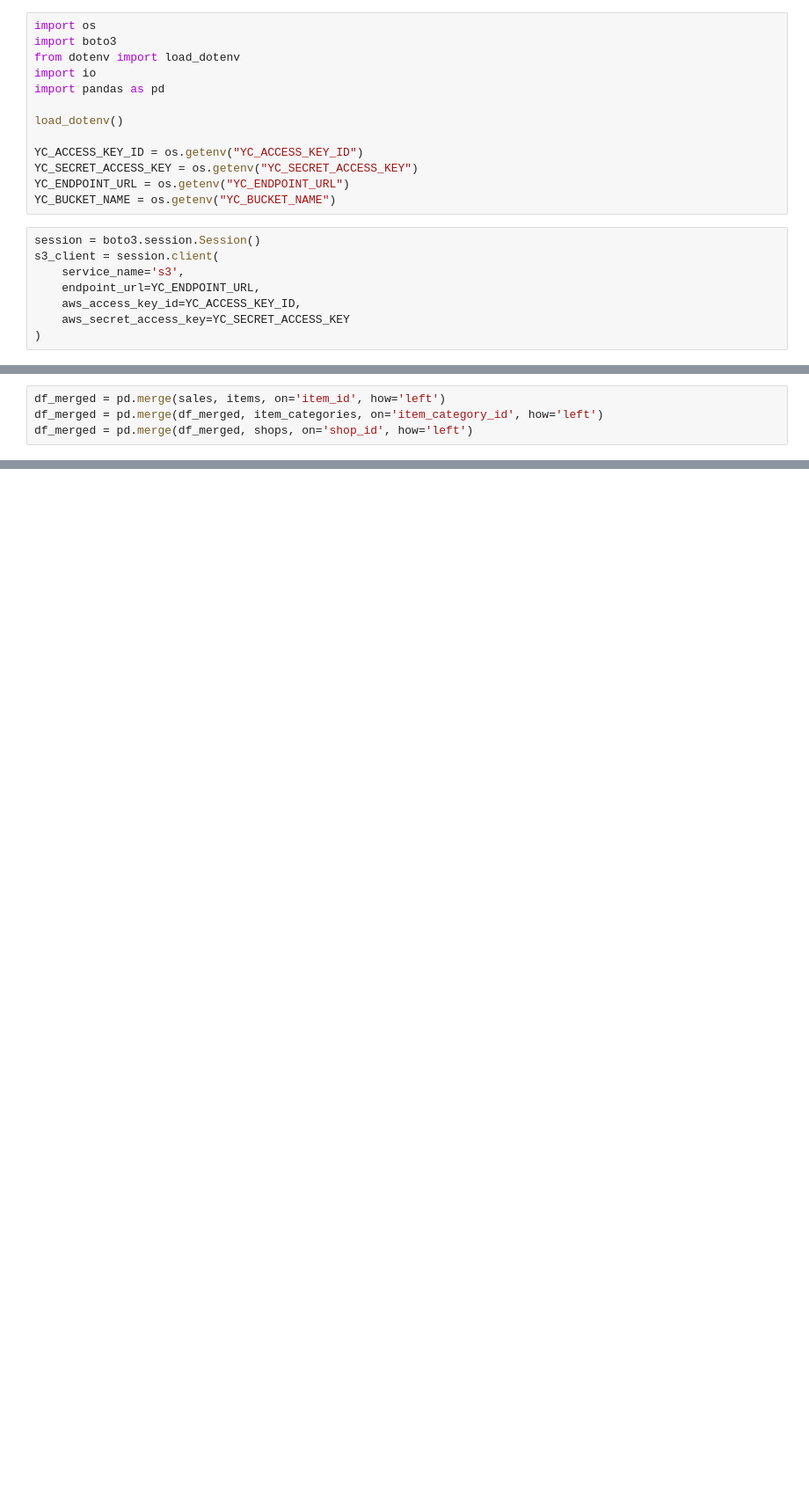
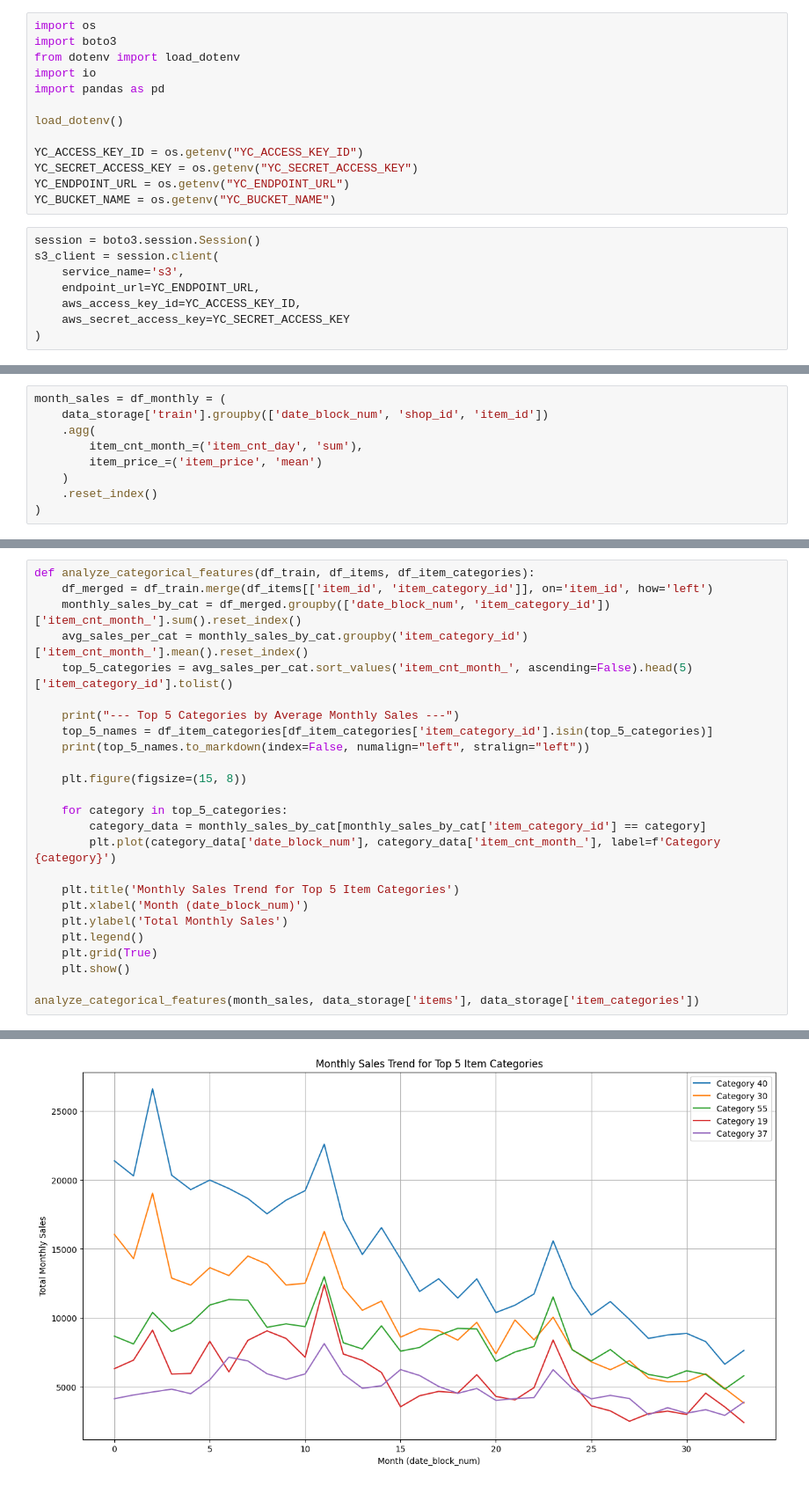
Before and after one commit to ffjjzz/InnowiseInternship, a Jupyter notebook: notebooks/EDA.ipynb, the cells around one changed output, grey strips where cells are left out. Shown at 88% size. Saved outputs shown, nothing was run; the diff lists cells and outputs as text; blank space fills up the shorter version.

```diff
--- a/notebooks/EDA.ipynb
+++ b/notebooks/EDA.ipynb
@@ -113,4 +23,0 @@ plt.xticks(total_monthly_sales['date_block_num'])
-# %%
-df_merged = pd.merge(sales, items, on='item_id', how='left')
-df_merged = pd.merge(df_merged, item_categories, on='item_category_id', how='left')
-df_merged = pd.merge(df_merged, shops, on='shop_id', how='left')
@@ -277,0 +119,9 @@ for file_name, df in zip(file_names, datasets_to_save):
+# %%
+month_sales = df_monthly = (
+    data_storage['train'].groupby(['date_block_num', 'shop_id', 'item_id'])
+    .agg(
+        item_cnt_month_=('item_cnt_day', 'sum'),
+        item_price_=('item_price', 'mean')
+    )
+    .reset_index()
+)
@@ -277,0 +145,26 @@ for file_name, df in zip(file_names, datasets_to_save):
+# %%
+def analyze_categorical_features(df_train, df_items, df_item_categories):
+    df_merged = df_train.merge(df_items[['item_id', 'item_category_id']], on='item_id', how='left')
+    monthly_sales_by_cat = df_merged.groupby(['date_block_num', 'item_category_id'])['item_cnt_month_'].sum().reset_index()
+    avg_sales_per_cat = monthly_sales_by_cat.groupby('item_category_id')['item_cnt_month_'].mean().reset_index()
+    top_5_categories = avg_sales_per_cat.sort_values('item_cnt_month_', ascending=False).head(5)['item_category_id'].tolist()
+
+    print("--- Top 5 Categories by Average Monthly Sales ---")
+    top_5_names = df_item_categories[df_item_categories['item_category_id'].isin(top_5_categories)]
+    print(top_5_names.to_markdown(index=False, numalign="left", stralign="left"))
+
+    plt.figure(figsize=(15, 8))
+
+    for category in top_5_categories:
+        category_data = monthly_sales_by_cat[monthly_sales_by_cat['item_category_id'] == category]
+        plt.plot(category_data['date_block_num'], category_data['item_cnt_month_'], label=f'Category {category}')
+
+    plt.title('Monthly Sales Trend for Top 5 Item Categories')
+    plt.xlabel('Month (date_block_num)')
+    plt.ylabel('Total Monthly Sales')
+    plt.legend()
+    plt.grid(True)
+    plt.show()
+
+analyze_categorical_features(month_sales, data_storage['items'], data_storage['item_categories'])
+# %% [output]
@@ -277,0 +179 @@ for file_name, df in zip(file_names, datasets_to_save):
+[figure, added]
```
Also changed, not shown: parts of 50 cells of this notebook.
